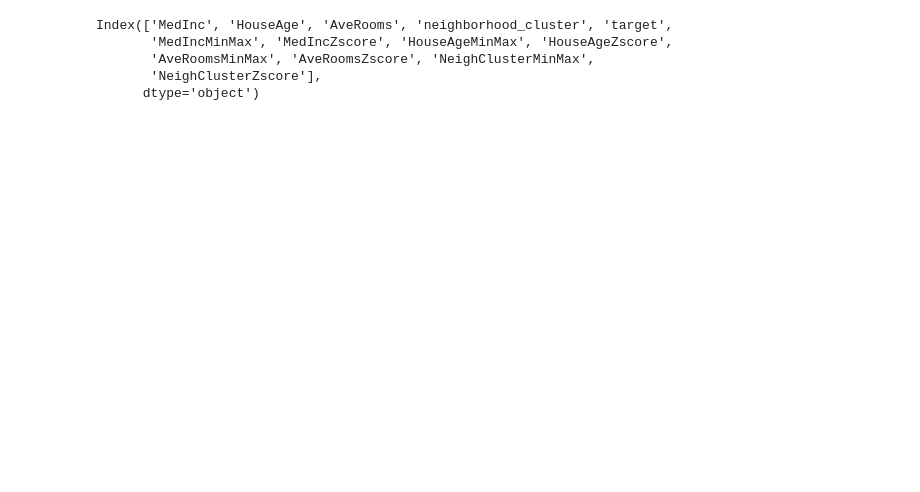
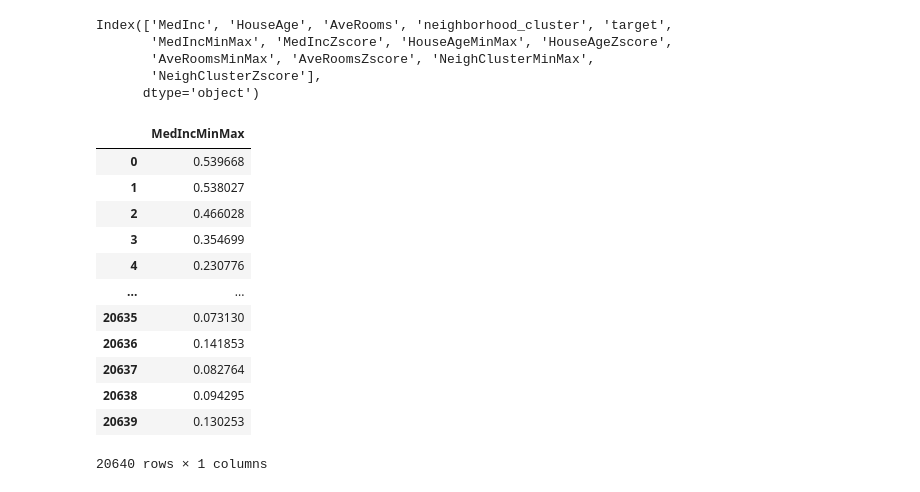
Before and after one commit to JeanBR1993/estudosML, a Jupyter notebook: estudoML.ipynb, the cells around one changed output. Saved outputs shown, nothing was run; the diff lists cells and outputs as text; code cells hidden in the pictures; blank space fills up the shorter version.

```diff
--- a/estudoML.ipynb
+++ b/estudoML.ipynb
@@ -285,0 +189,16 @@ X5_zscore_train, X5_zscore_test, _, _ = dividir_treino_teste(X5_zscore, y5)
+# %%
+X1_minmax
+# %% [output]
+|  | MedIncMinMax |
+| 0 | 0.539668 |
+| 1 | 0.538027 |
+| 2 | 0.466028 |
+| 3 | 0.354699 |
+| 4 | 0.230776 |
+| ... | ... |
+| 20635 | 0.073130 |
+| 20636 | 0.141853 |
+| 20637 | 0.082764 |
+| 20638 | 0.094295 |
+| 20639 | 0.130253 |
+20640 rows × 1 columns
```
Also changed, not shown: parts of 9 cells of this notebook.
